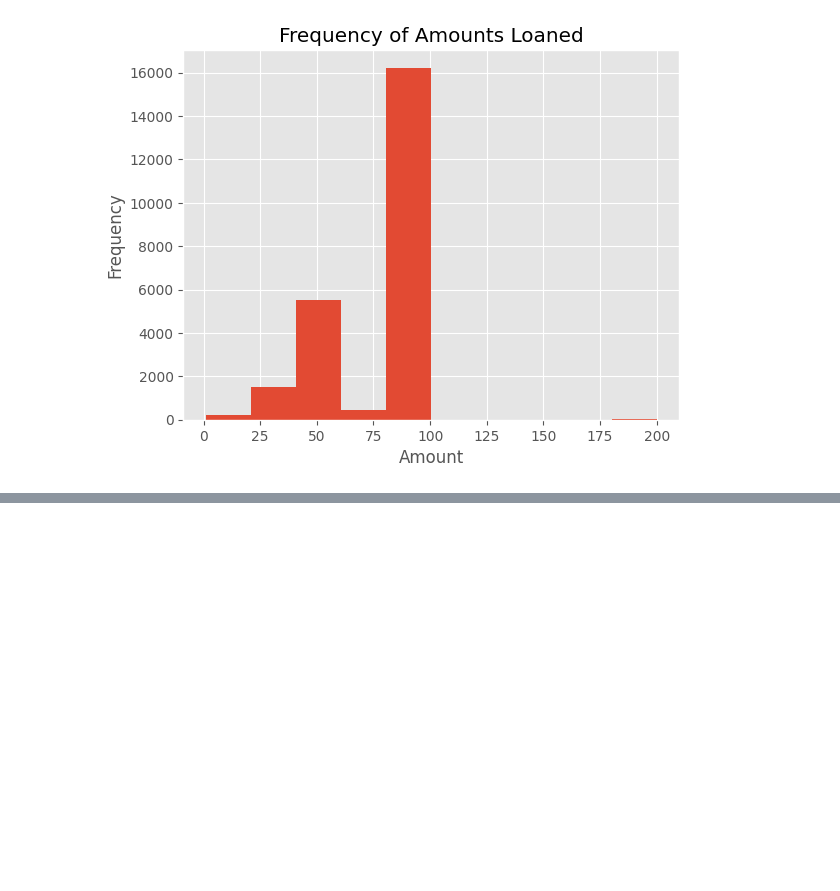
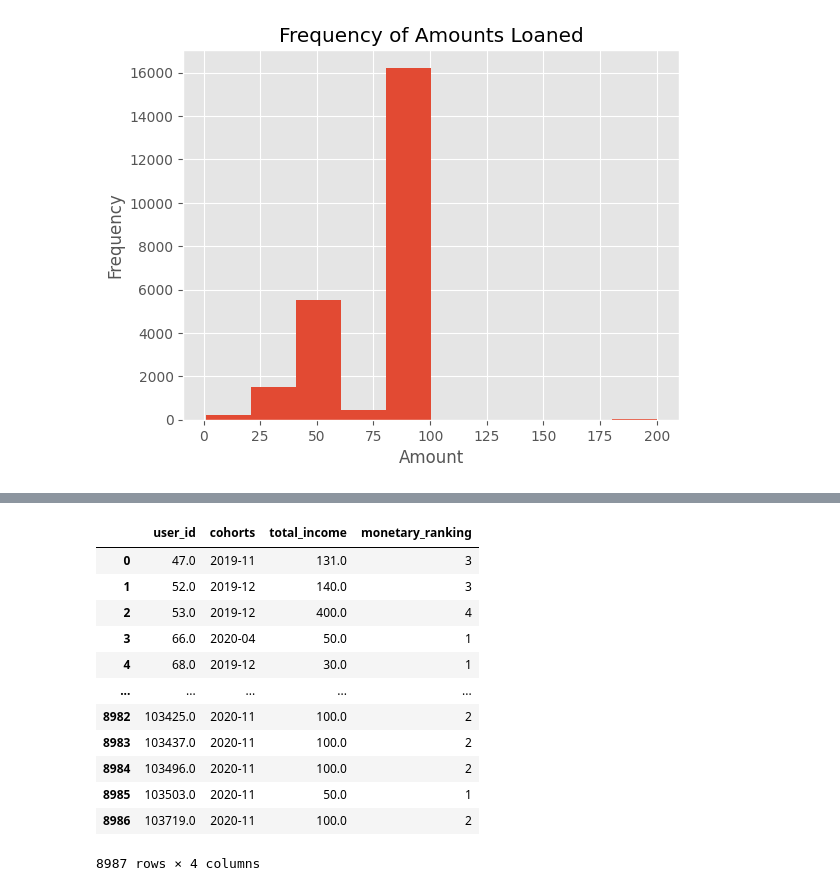
Before and after one commit to ivanseldas/microcredit-churn-classifier, a Jupyter notebook: Main_Latest.ipynb, the cells around one changed output, grey strips where cells are left out. Drawn from its saved outputs; the diff is of its cells as text; code cells hidden in the pictures; blank space fills up the shorter version.

```diff
--- a/Main_Latest.ipynb
+++ b/Main_Latest.ipynb
@@ -258,0 +282,18 @@ cash.head(5)
+# %%
+# Divide the 'amount' column into 4 quantiles
+income_user['monetary_ranking'] = pd.qcut(income_user['total_income'], q=4, labels=['1', '2', '3', '4'])
+income_user
+# %% [output]
+|  | user_id | cohorts | total_income | monetary_ranking |
+| 0 | 47.0 | 2019-11 | 131.0 | 3 |
+| 1 | 52.0 | 2019-12 | 140.0 | 3 |
+| 2 | 53.0 | 2019-12 | 400.0 | 4 |
+| 3 | 66.0 | 2020-04 | 50.0 | 1 |
+| 4 | 68.0 | 2019-12 | 30.0 | 1 |
+| ... | ... | ... | ... | ... |
+| 8982 | 103425.0 | 2020-11 | 100.0 | 2 |
+| 8983 | 103437.0 | 2020-11 | 100.0 | 2 |
+| 8984 | 103496.0 | 2020-11 | 100.0 | 2 |
+| 8985 | 103503.0 | 2020-11 | 50.0 | 1 |
+| 8986 | 103719.0 | 2020-11 | 100.0 | 2 |
+8987 rows × 4 columns
```
Also changed, not shown: parts of 6 cells of this notebook.
